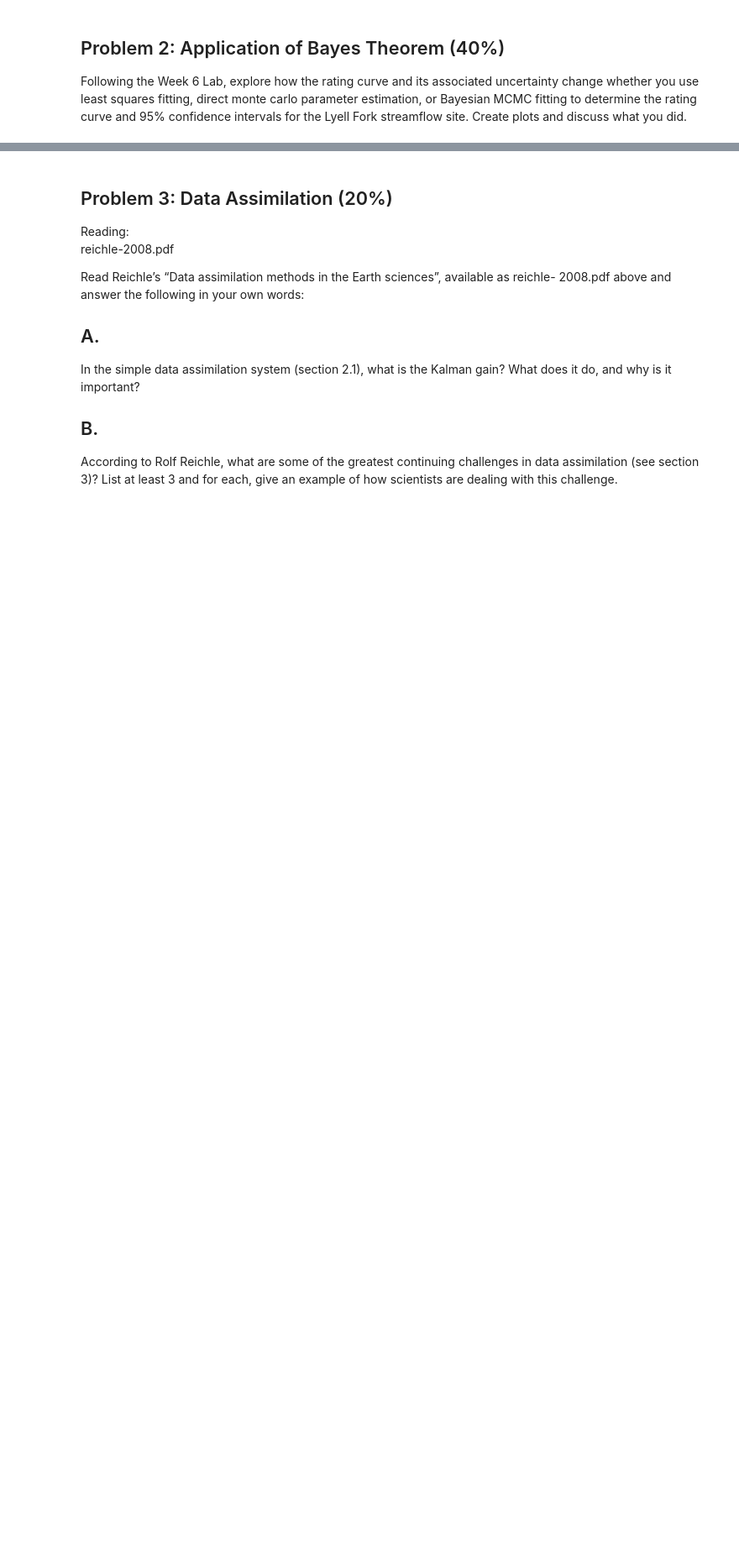
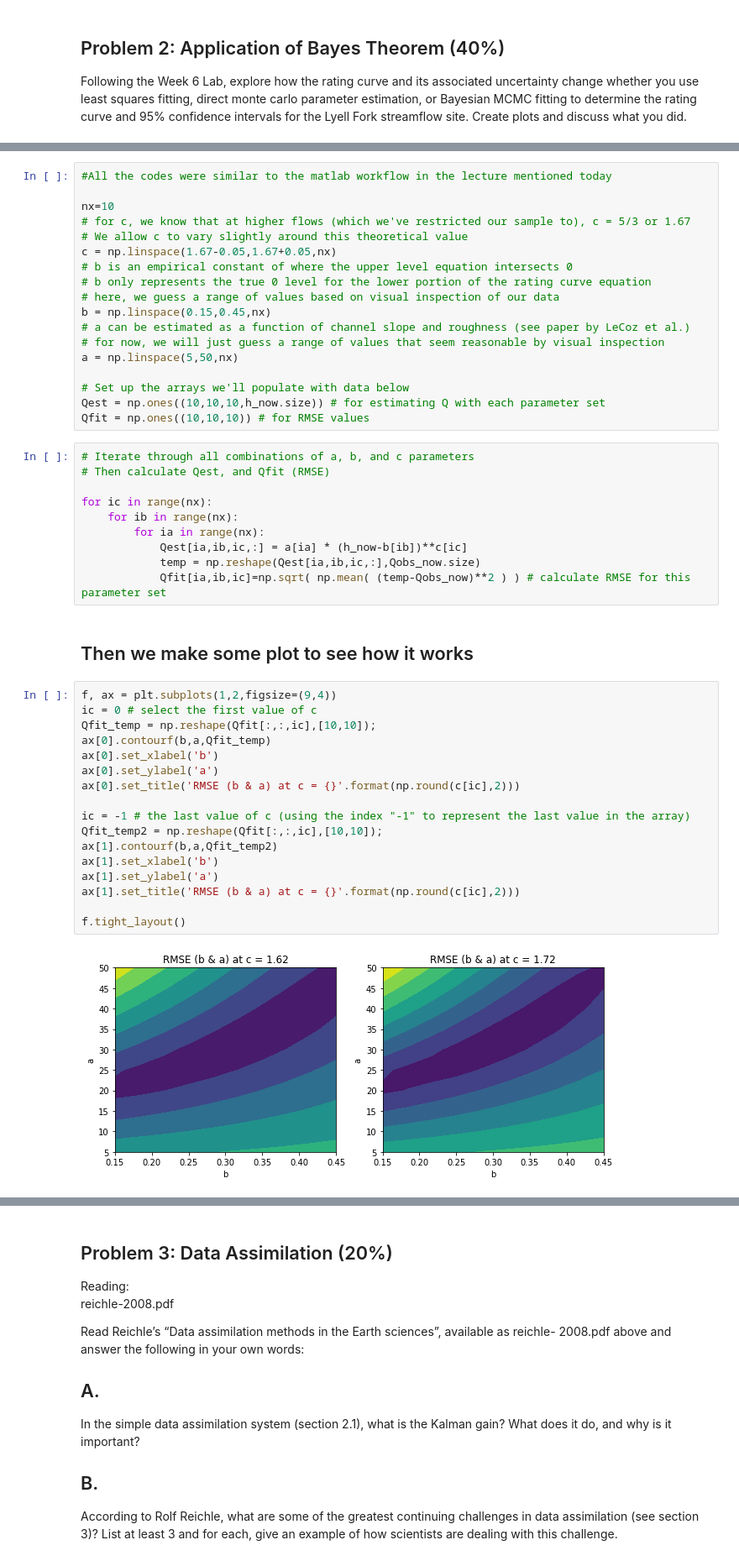
Before and after one commit to AzusaSayuri/UW-Data-analysis, a Jupyter notebook: HW6/Assignment 6 Ximin Hu.ipynb, the cells around one changed output, grey strips where cells are left out. Shown at 84% size. Drawn from its saved outputs; the diff is of its cells as text; blank space fills up the shorter version.

```diff
--- a/HW6/Assignment 6 Ximin Hu.ipynb
+++ b/HW6/Assignment 6 Ximin Hu.ipynb
@@ -139,0 +172,49 @@ Following the Week 6 Lab, explore how the rating curve and its associated uncert
+# %%
+#All the codes were similar to the matlab workflow in the lecture mentioned today
+
+nx=10
+# for c, we know that at higher flows (which we've restricted our sample to), c = 5/3 or 1.67
+# We allow c to vary slightly around this theoretical value
+c = np.linspace(1.67-0.05,1.67+0.05,nx)
+# b is an empirical constant of where the upper level equation intersects 0
+# b only represents the true 0 level for the lower portion of the rating curve equation
+# here, we guess a range of values based on visual inspection of our data
+b = np.linspace(0.15,0.45,nx)
+# a can be estimated as a function of channel slope and roughness (see paper by LeCoz et al.)
+# for now, we will just guess a range of values that seem reasonable by visual inspection
+a = np.linspace(5,50,nx)
+
+# Set up the arrays we'll populate with data below
+Qest = np.ones((10,10,10,h_now.size)) # for estimating Q with each parameter set
+Qfit = np.ones((10,10,10)) # for RMSE values
+# %%
+# Iterate through all combinations of a, b, and c parameters
+# Then calculate Qest, and Qfit (RMSE)
+
+for ic in range(nx):
+    for ib in range(nx):
+        for ia in range(nx):
+            Qest[ia,ib,ic,:] = a[ia] * (h_now-b[ib])**c[ic]
+            temp = np.reshape(Qest[ia,ib,ic,:],Qobs_now.size)
+            Qfit[ia,ib,ic]=np.sqrt( np.mean( (temp-Qobs_now)**2 ) ) # calculate RMSE for this parameter set
+# %% [markdown]
+## Then we make some plot to see how it works
+# %%
+f, ax = plt.subplots(1,2,figsize=(9,4))
+ic = 0 # select the first value of c
+Qfit_temp = np.reshape(Qfit[:,:,ic],[10,10]);
+ax[0].contourf(b,a,Qfit_temp)
+ax[0].set_xlabel('b')
+ax[0].set_ylabel('a')
+ax[0].set_title('RMSE (b & a) at c = {}'.format(np.round(c[ic],2)))
+
+ic = -1 # the last value of c (using the index "-1" to represent the last value in the array)
+Qfit_temp2 = np.reshape(Qfit[:,:,ic],[10,10]);
+ax[1].contourf(b,a,Qfit_temp2)
+ax[1].set_xlabel('b')
+ax[1].set_ylabel('a')
+ax[1].set_title('RMSE (b & a) at c = {}'.format(np.round(c[ic],2)))
+
+f.tight_layout()
+# %% [output]
+[figure, added]
```
Also changed, not shown: parts of 36 cells of this notebook, 2 other files.
